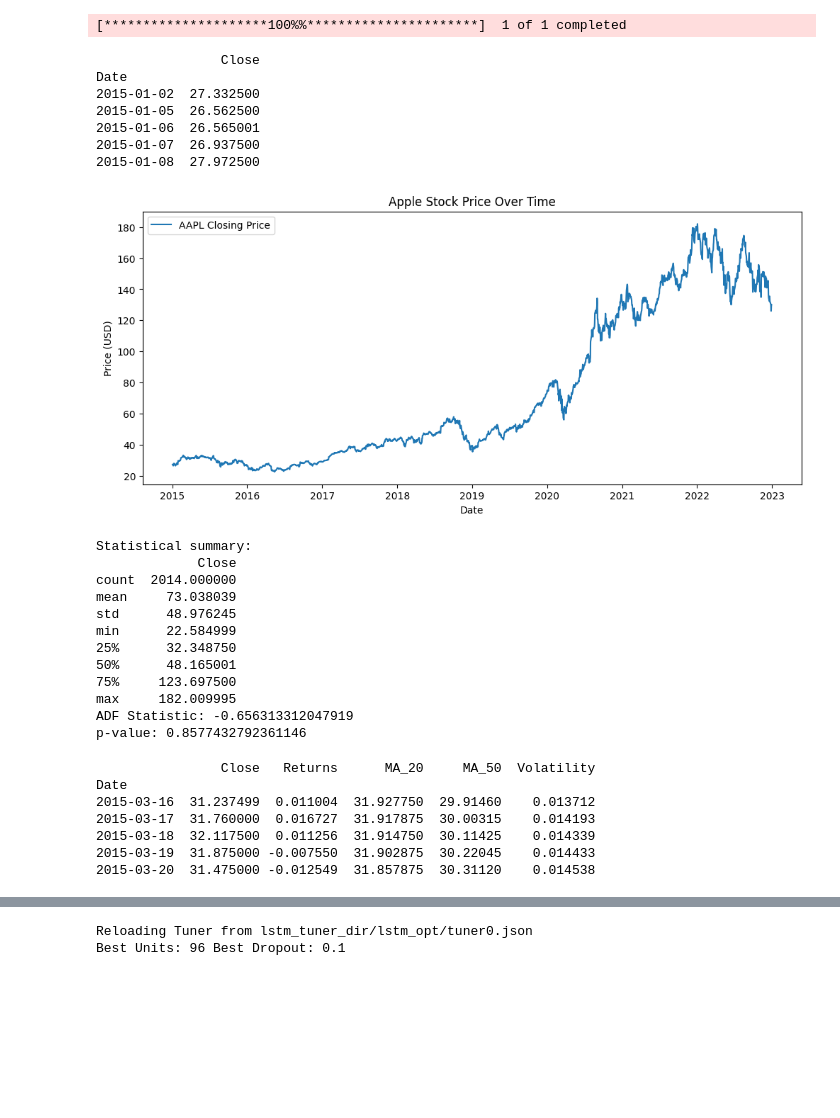
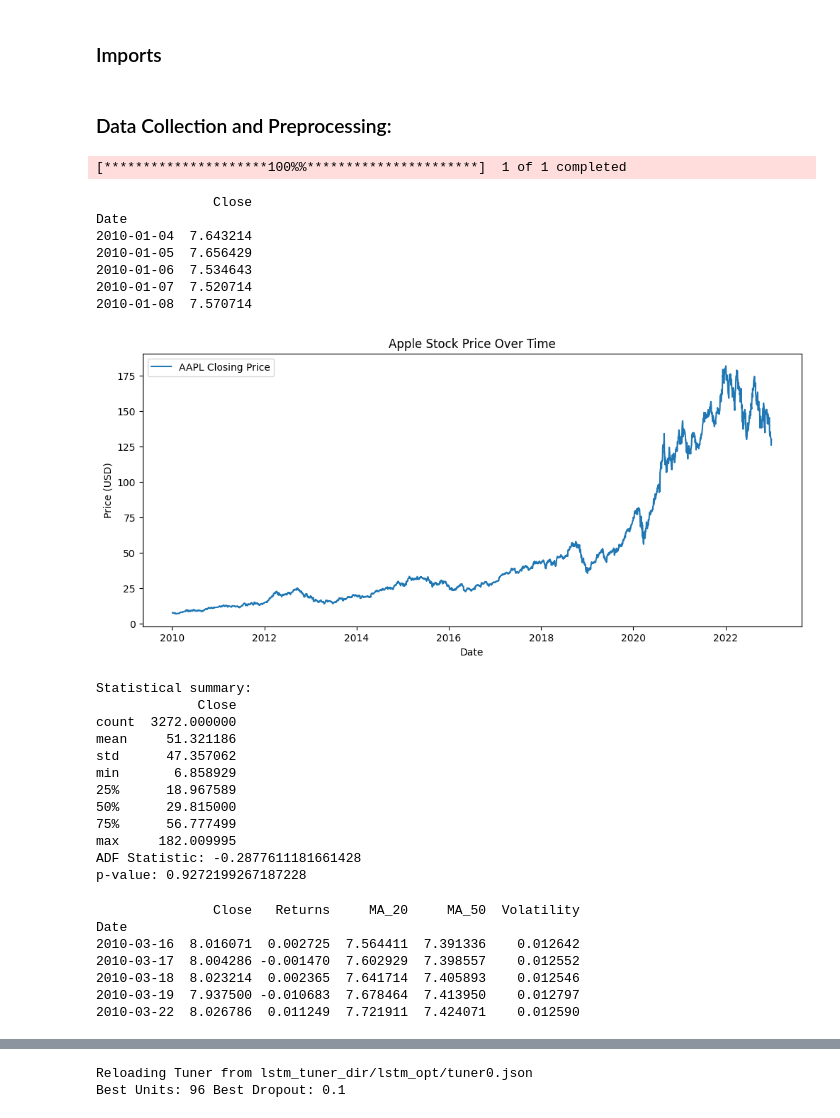
Before and after one commit to l0minous/Time_Series_Forecasting, a Jupyter notebook: Time_Series_Forecasting.ipynb, the cells around one changed output, grey strips where cells are left out. Drawn from its saved outputs; the diff is of its cells as text; code cells hidden in the pictures; blank space fills up the shorter version.

```diff
--- a/Time_Series_Forecasting.ipynb
+++ b/Time_Series_Forecasting.ipynb
@@ -3,3 +1,5 @@
+# %% [markdown]
+### Imports
 # %%
 import yfinance as yf
 import pandas as pd
@@ -40,54 +41,55 @@ import keras_tuner as kt
 # For warnings
 import warnings
 warnings.filterwarnings("ignore")
+# %% [markdown]
+### Data Collection and Preprocessing:
 # %%
-# Fetch Apple (AAPL) data from Yahoo Finance
+# Getting Apple (AAPL) data from YFinance
 ticker = "AAPL"
-df = yf.download(ticker, start="2015-01-01", end="2023-01-01")
+df = yf.download(ticker, start="2010-01-01", end="2023-01-01")
 
-# Focus on the 'Close' price
+# Focusing on the 'Close' price
 df = df[['Close']]
 df.dropna(inplace=True)
 print(df.head())
 
-# Basic Plot
 plt.figure(figsize=(12, 5))
 plt.plot(df['Close'], label='AAPL Closing Price')
 plt.title('Apple Stock Price Over Time')
 plt.xlabel('Date')
 plt.ylabel('Price (USD)')
 plt.legend()
 plt.show()
 
 print("Statistical summary:")
 print(df.describe())
 
 # ADF Test (Stationarity)
 adf_result = adfuller(df['Close'])
 print('ADF Statistic:', adf_result[0])
 print('p-value:', adf_result[1])
 # %% [output]
 [*********************100%%**********************]  1 of 1 completed
-                Close
+               Close
 Date
-2015-01-02  27.332500
-2015-01-05  26.562500
-2015-01-06  26.565001
-2015-01-07  26.937500
-2015-01-08  27.972500
+2010-01-04  7.643214
+2010-01-05  7.656429
+2010-01-06  7.534643
+2010-01-07  7.520714
+2010-01-08  7.570714
-[figure, old version]
+[figure, new version]
 Statistical summary:
              Close
-count  2014.000000
-mean     73.038039
-std      48.976245
-min      22.584999
-25%      32.348750
-50%      48.165001
-75%     123.697500
+count  3272.000000
+mean     51.321186
+std      47.357062
+min       6.858929
+25%      18.967589
+50%      29.815000
+75%      56.777499
 max     182.009995
-ADF Statistic: -0.656313312047919
-p-value: 0.8577432792361146
+ADF Statistic: -0.2877611181661428
+p-value: 0.9272199267187228
 # %%
 df['Returns'] = df['Close'].pct_change()
 df['MA_20'] = df['Close'].rolling(window=20).mean()
@@ -97,13 +99,13 @@ df['Volatility'] = df['Returns'].rolling(window=20).std()
 df.dropna(inplace=True)  # Drop initial NaNs
 print(df.head())
 # %% [output]
-                Close   Returns      MA_20     MA_50  Volatility
+               Close   Returns     MA_20     MA_50  Volatility
 Date
-2015-03-16  31.237499  0.011004  31.927750  29.91460    0.013712
-2015-03-17  31.760000  0.016727  31.917875  30.00315    0.014193
-2015-03-18  32.117500  0.011256  31.914750  30.11425    0.014339
-2015-03-19  31.875000 -0.007550  31.902875  30.22045    0.014433
-2015-03-20  31.475000 -0.012549  31.857875  30.31120    0.014538
+2010-03-16  8.016071  0.002725  7.564411  7.391336    0.012642
+2010-03-17  8.004286 -0.001470  7.602929  7.398557    0.012552
+2010-03-18  8.023214  0.002365  7.641714  7.405893    0.012546
+2010-03-19  7.937500 -0.010683  7.678464  7.413950    0.012797
+2010-03-22  8.026786  0.011249  7.721911  7.424071    0.012590
 # %%
 stepwise_fit = auto_arima(
     df['Close'],
```
Also changed, not shown: parts of 13 cells of this notebook.
